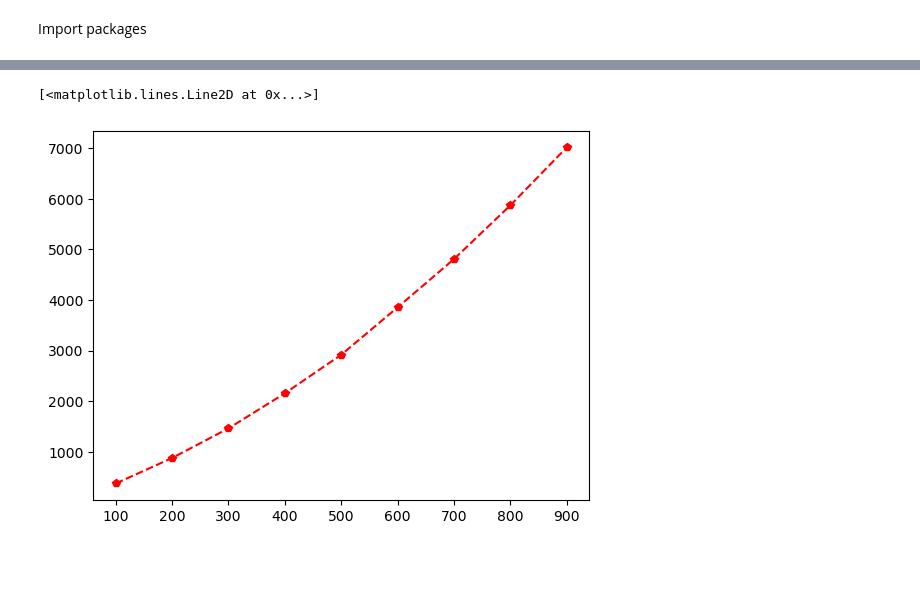
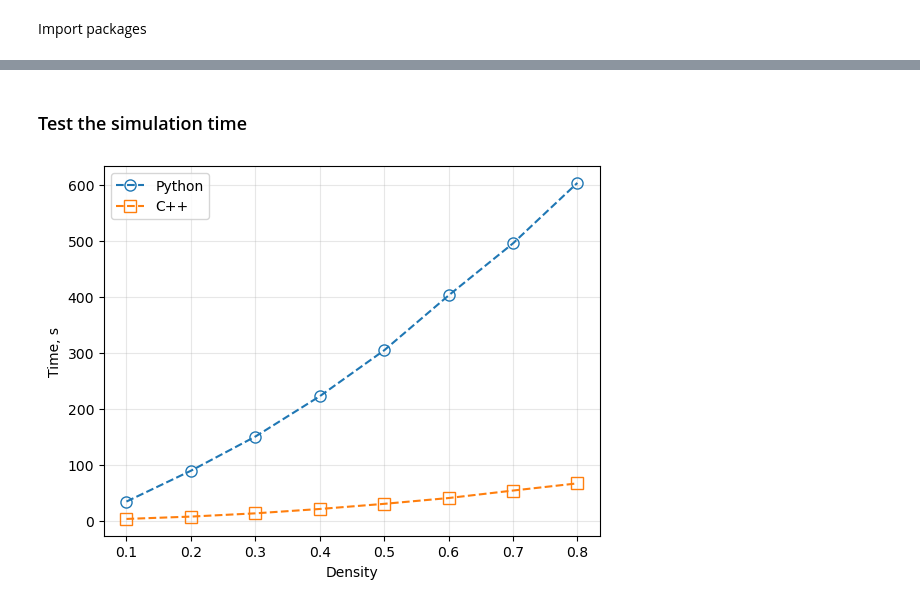
Before and after one commit to qiaochongzhi/MC_for_beginner, a Jupyter notebook: MC_NVT.ipynb, the cells around one changed output, grey strips where cells are left out. Cells and saved outputs as stored; diff of their text form; code cells hidden in the pictures; blank space fills up the shorter version.

```diff
--- a/MC_NVT.ipynb
+++ b/MC_NVT.ipynb
@@ -557,16 +395,21 @@ plt.show()
 5 1 2 3 4 (1, 5) (1, 2)
 4 5 1 2 3 (1, 4) (1, 3)
 """
-# %%
-# ytime = np.array( [ 6.16, 14.40, 24.25, 35.58, 48.39, 1.04.16, 1.20.09, 1.37.51, 1.56.55 ] )
-h1 = np.array( [ 0, 0, 0, 0, 0, 1, 1, 1, 1 ] )
-m1 = np.array( [ 6, 14, 24, 35, 48, 4, 20, 37, 56 ] )
-s1 = np.array( [ 16, 40, 25, 58, 39, 16, 9, 51, 55 ] )
-
-yTime = h1 * 3600 + m1 * 60 + s1
-xTime = np.arange(100, 1000, 100)
-
-plt.plot(xTime, yTime, color="red", linestyle = "--", marker="p")
-# %% [output]
-[<matplotlib.lines.Line2D at 0x...>]
-[figure, removed]
+# %% [markdown]
+### Test the simulation time
+# %%
+xx = [0.1, 0.2, 0.3, 0.4, 0.5, 0.6, 0.7, 0.8]
+t1 = [2.995, 7.1518, 12.9694, 20.742, 29.9223, 40.284, 53.6497, 66.490]
+t2 = [34, 89, 150, 222, 304, 402, 495, 603]
+
+plt.plot( xx, t2, "o--", markersize=8, markeredgewidth=1, markerfacecolor="none", label="Python" )
+plt.plot( xx, t1, "s--", markersize=8, markeredgewidth=1, markerfacecolor="none", label="C++" )
+
+plt.xlabel("Density")
+plt.ylabel("Time, s")
+
+plt.grid(alpha = 0.3)
+plt.legend()
+plt.show()
+# %% [output]
+[figure, added]
```
Also changed, not shown: parts of 28 cells of this notebook, 4 other files.
